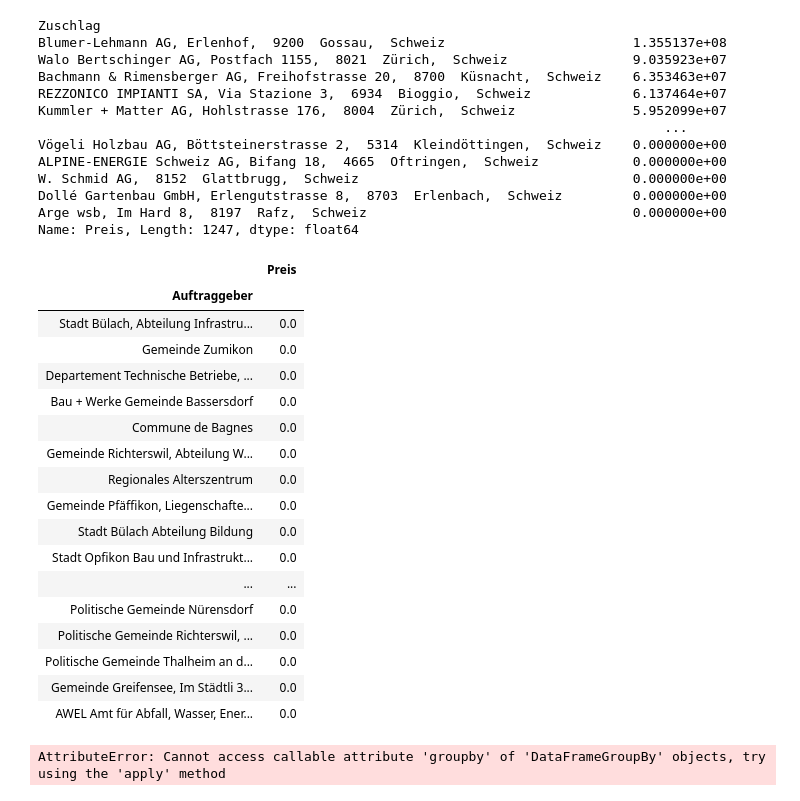
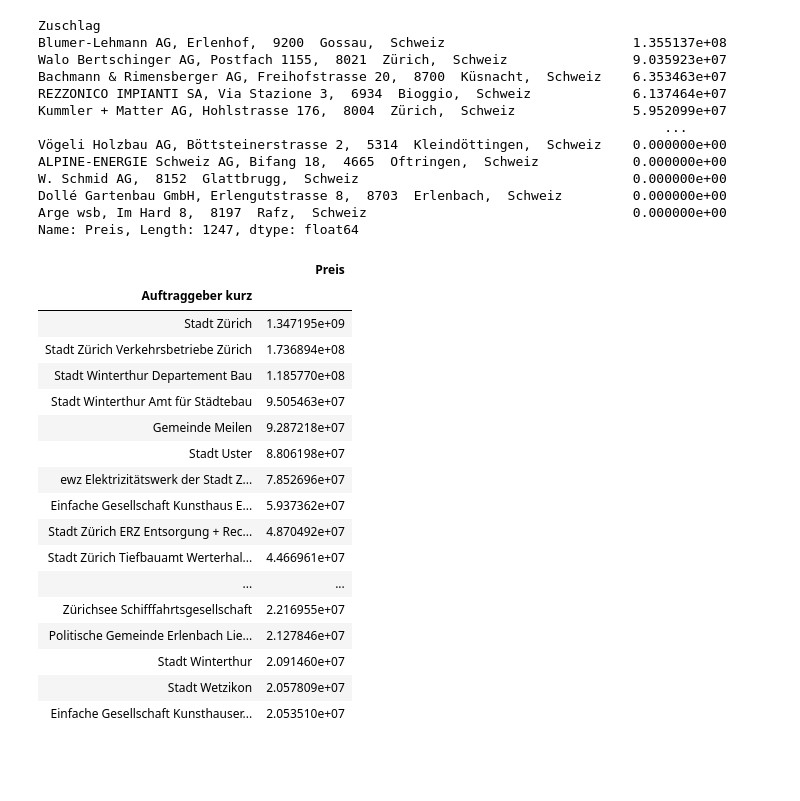
Before and after one commit to Supermarius/cas-ddj-hub, a Jupyter notebook: Projekt2_Simap_Scraping/Scrapingdaten_auslesen_Neuanlauf.ipynb, the cells around one changed output. Drawn from its saved outputs; the diff is of its cells as text; code cells hidden in the pictures; blank space fills up the shorter version.

```diff
--- a/Projekt2_Simap_Scraping/Scrapingdaten_auslesen_Neuanlauf.ipynb
+++ b/Projekt2_Simap_Scraping/Scrapingdaten_auslesen_Neuanlauf.ipynb
@@ -483,6 +483,15 @@ def my_function(input):
     datablock = datablock.replace("&amp;", "&")
 
     datablock
+
+    #PUBLIKATIONSDATUM
+    try:
+        regex0 = r"(?<=Publikationsdatum Simap:<\/span>)\s*\d\d.\d\d.\d\d\d\d"
+        datum = re.findall(regex0, datablock)[0].strip()
+    except:
+        regex0 = r"(?<=publication Simap:<\/span>)\s*\d\d.\d\d.\d\d\d\d"
+        datum = re.findall(regex0, datablock)[0].strip()
+
 
     #AUFTRAGGEBER
     try:
@@ -543,7 +552,8 @@ def my_function(input):
         projekt = re.findall(regex5, datablock)[0]
 
 
-    mini_dict = {"Auftraggeber kurz" : auftraggeber_kurz,
+    mini_dict = {"Datum" : datum,
+                 "Auftraggeber kurz" : auftraggeber_kurz,
                  "Auftraggeber" : auftraggeber,
                  "Zuschlag kurz" : zuschlag_kurz,
                  "Zuschlag" : zuschlag,
@@ -565,12 +575,18 @@ for file in allefiles:
         #print(file)
         list_df.append(my_function(soup))
 # %%
+from datetime import datetime
+
 df = pd.DataFrame(list_df)
 
 #Umwandeln der Werte in Zahlen:
+
 df["Preis"] = df["Preis"].astype(float)
 df["Preisspanne von"] = df["Preisspanne von"].astype(float)
 df["Preisspanne bis"] = df["Preisspanne bis"].astype(float)
 
-df.head(10)
+df["Datum"] = pd.to_datetime(df['Datum'], format="%d.%m.%Y")
+df = df.set_index("Datum")
+
+df.sort_index(ascending = False).head(10)
 # %% [output]
@@ -618,28 +635,24 @@ Dollé Gartenbau GmbH, Erlengutstrasse 8,  8703  Erlenbach,  Schweiz         0.0
 Arge wsb, Im Hard 8,  8197  Rafz,  Schweiz                                  0.000000e+00
 Name: Preis, Length: 1247, dtype: float64
 # %%
-df_new = df.groupby("Auftraggeber")["Preis"].sum().round(2).sort_values(ascending = False)
-pd.DataFrame(df_new).tail(20)
+df_new = df.groupby("Auftraggeber kurz")["Preis"].sum().round(2).sort_values(ascending = False)
+pd.DataFrame(df_new).head(30)
 # %% [output]
 |  | Preis |
-| Auftraggeber |  |
-| Stadt Bülach, Abteilung Infrastru... | 0.0 |
-| Gemeinde Zumikon | 0.0 |
-| Departement Technische Betriebe, ... | 0.0 |
-| Bau + Werke Gemeinde Bassersdorf | 0.0 |
-| Commune de Bagnes | 0.0 |
-| Gemeinde Richterswil, Abteilung W... | 0.0 |
-| Regionales Alterszentrum | 0.0 |
-| Gemeinde Pfäffikon, Liegenschafte... | 0.0 |
-| Stadt Bülach Abteilung Bildung | 0.0 |
-| Stadt Opfikon Bau und Infrastrukt... | 0.0 |
+| Auftraggeber kurz |  |
+| Stadt Zürich | 1.347195e+09 |
+| Stadt Zürich Verkehrsbetriebe Zürich | 1.736894e+08 |
+| Stadt Winterthur Departement Bau | 1.185770e+08 |
+| Stadt Winterthur Amt für Städtebau | 9.505463e+07 |
+| Gemeinde Meilen | 9.287218e+07 |
+| Stadt Uster | 8.806198e+07 |
+| ewz Elektrizitätswerk der Stadt Z... | 7.852696e+07 |
+| Einfache Gesellschaft Kunsthaus E... | 5.937362e+07 |
+| Stadt Zürich ERZ Entsorgung + Rec... | 4.870492e+07 |
+| Stadt Zürich Tiefbauamt Werterhal... | 4.466961e+07 |
 | ... | ... |
-| Politische Gemeinde Nürensdorf | 0.0 |
-| Politische Gemeinde Richterswil, ... | 0.0 |
-| Politische Gemeinde Thalheim an d... | 0.0 |
-| Gemeinde Greifensee, Im Städtli 3... | 0.0 |
-| AWEL Amt für Abfall, Wasser, Ener... | 0.0 |
+| Zürichsee Schifffahrtsgesellschaft | 2.216955e+07 |
+| Politische Gemeinde Erlenbach Lie... | 2.127846e+07 |
+| Stadt Winterthur | 2.091460e+07 |
+| Stadt Wetzikon | 2.057809e+07 |
+| Einfache Gesellschaft Kunsthauser... | 2.053510e+07 |
-# %%
-df.groupby("Auftraggeber")["Zuschlag"].sum().round(2).sort_values(ascending = False)
-# %% [output]
-AttributeError: Cannot access callable attribute 'groupby' of 'DataFrameGroupBy' objects, try using the 'apply' method
```
Also changed, not shown: parts of 3 cells of this notebook.
